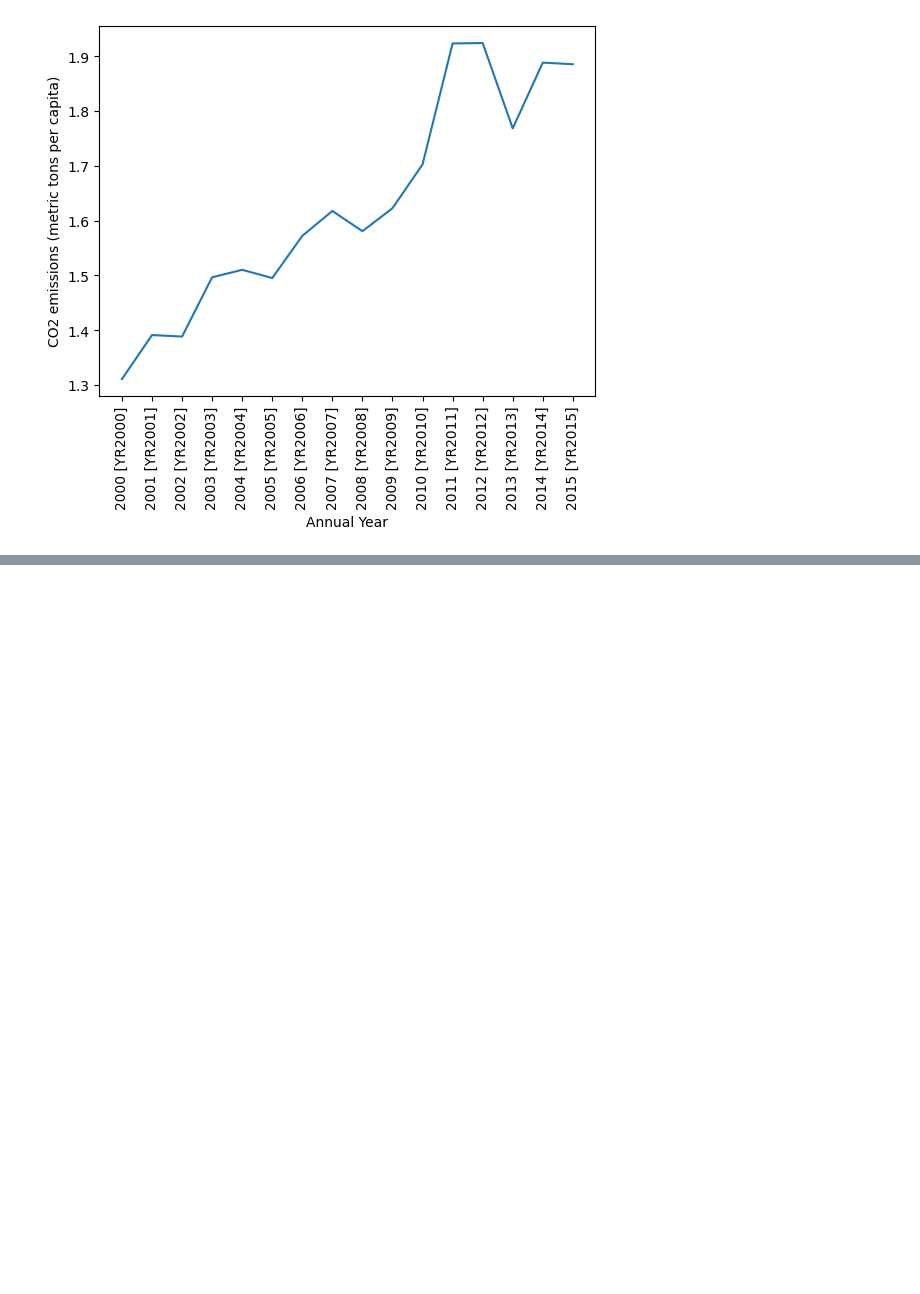
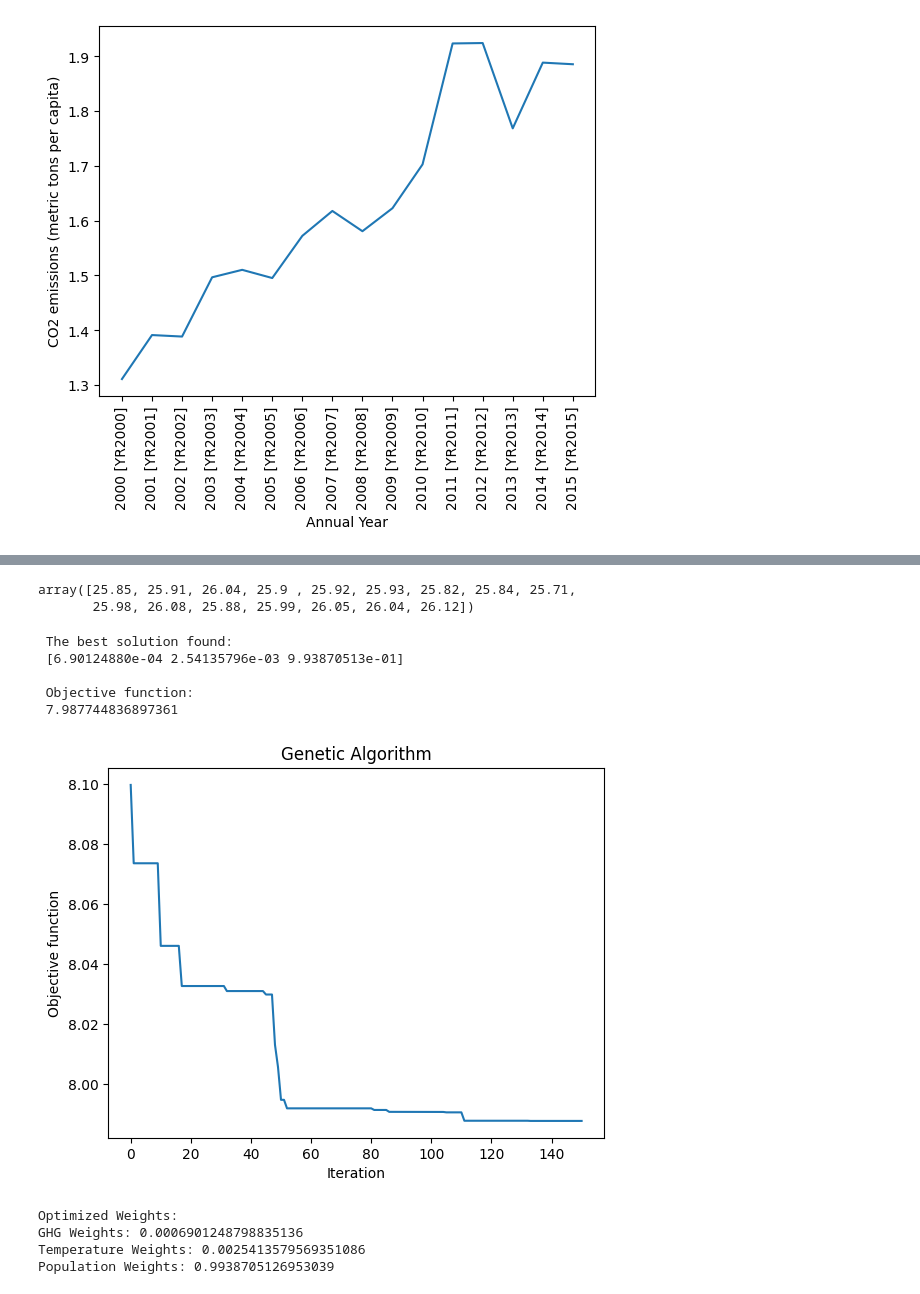
Before and after one commit to arsyadCode/My_Thesis, a Jupyter notebook: Program/Data Overview.ipynb, the cells around one changed output, grey strips where cells are left out. Cells and saved outputs as stored; diff of their text form; code cells hidden in the pictures; blank space fills up the shorter version.

Commit message:
Program, Optimization Update

```diff
--- a/Program/Data Overview.ipynb
+++ b/Program/Data Overview.ipynb
@@ -274,0 +301,70 @@ plt.plot(x_d, y_d)
+# %%
+np.array(df_DtempID[(df_DtempID['Category'] >= 2000) & (df_DtempID['Category'] <= 2015)][['Annual Mean']]).flatten()
+# %% [output]
+array([25.85, 25.91, 26.04, 25.9 , 25.92, 25.93, 25.82, 25.84, 25.71,
+       25.98, 26.08, 25.88, 25.99, 26.05, 26.04, 26.12])
+# %%
+import numpy as np
+from sklearn.preprocessing import MinMaxScaler
+from geneticalgorithm import geneticalgorithm as ga
+
+# Load the dataset (assuming the data is stored in separate arrays)
+ghg_data = np.array(df_DBW_ID[df_DBW_ID['Series Name'] == 'CO2 emissions (metric tons per capita)'][x_d]).astype(float).flatten()  # Annual number of GHG emissions
+temperature_data = np.array(df_DtempID[(df_DtempID['Category'] >= 2000) & (df_DtempID['Category'] <= 2015)][['Annual Mean']]).flatten()  # Annual mean temperature
+population_data = np.array(df_DBW_ID[df_DBW_ID['Series Name'] == 'Population, total'][x_d]).astype(float).flatten()  # Annual number of population
+
+# Normalize the dataset
+scaler = MinMaxScaler()
+ghg_data_normalized = scaler.fit_transform(ghg_data.reshape(-1, 1))
+temperature_data_normalized = scaler.fit_transform(temperature_data.reshape(-1, 1))
+population_data_normalized = scaler.fit_transform(population_data.reshape(-1, 1))
+
+# Define the objective function for the Genetic Algorithm
+def objective_function(x):
+    ghg_weights, temperature_weights, population_weights = x
+    total_weights = ghg_weights + temperature_weights + population_weights
+
+    # Normalize the weights
+    ghg_weights /= total_weights
+    temperature_weights /= total_weights
+    population_weights /= total_weights
+
+    # Calculate the weighted sum of normalized data
+    weighted_sum = (
+        ghg_weights * ghg_data_normalized +
+        temperature_weights * temperature_data_normalized +
+        population_weights * population_data_normalized
+    )
+
+    # Calculate the fitness value (e.g., minimize the sum of weighted values)
+    fitness = np.sum(weighted_sum)
+
+    return fitness
+
+# Define the bounds for the variables (weights)
+varbound = np.array([[0, 1]] * 3)  # Bounds for ghg_weights, temperature_weights, population_weights
+
+# Create an instance of the Genetic Algorithm
+model = ga(function=objective_function, dimension=3, variable_type='real', variable_boundaries=varbound)
+
+# Run the optimization
+model.run()
+
+# Print the optimized weights
+optimized_weights = model.best_variable
+ghg_weights_optimized, temperature_weights_optimized, population_weights_optimized = optimized_weights
+print("Optimized Weights:")
+print("GHG Weights:", ghg_weights_optimized)
+print("Temperature Weights:", temperature_weights_optimized)
+print("Population Weights:", population_weights_optimized)
+# %% [output]
+ The best solution found:
+ [6.90124880e-04 2.54135796e-03 9.93870513e-01]
+
+ Objective function:
+ 7.987744836897361
+[figure, added]
+Optimized Weights:
+GHG Weights: 0.0006901248798835136
+Temperature Weights: 0.0025413579569351086
+Population Weights: 0.9938705126953039
```
Also changed, not shown: parts of 7 cells of this notebook, 1 other file.
